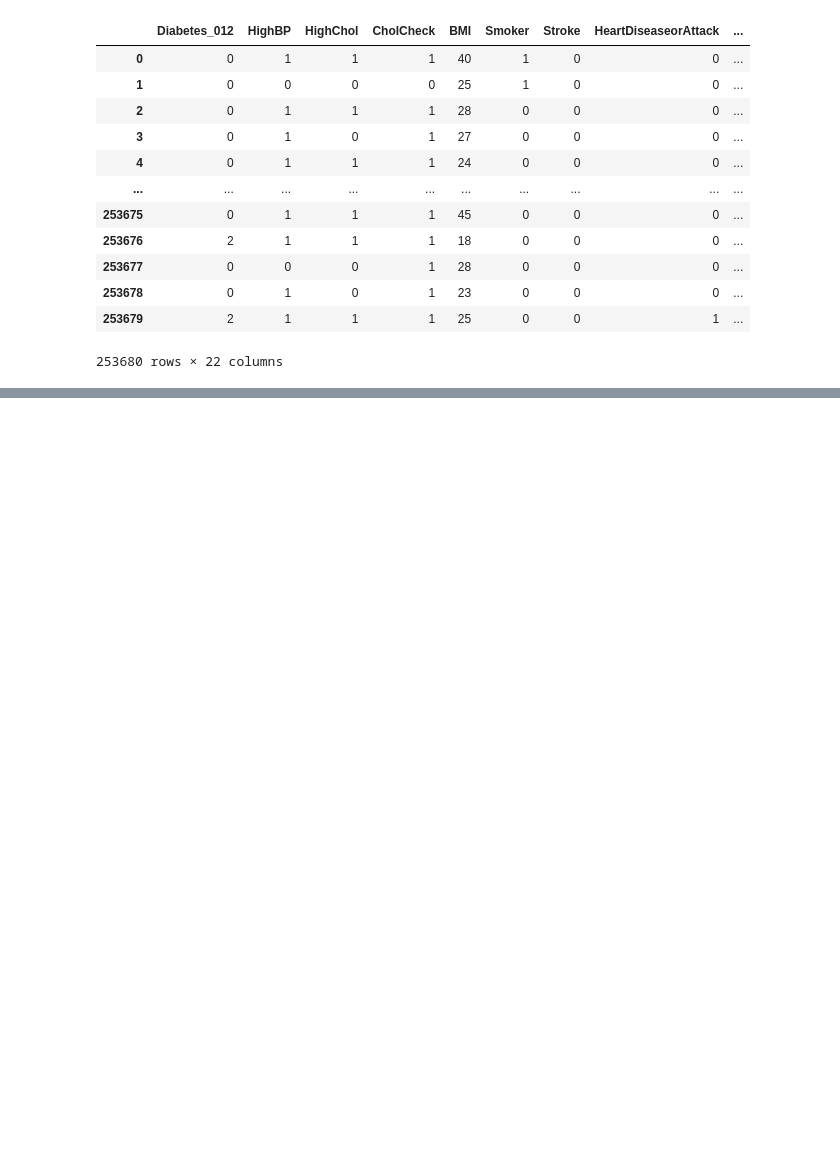
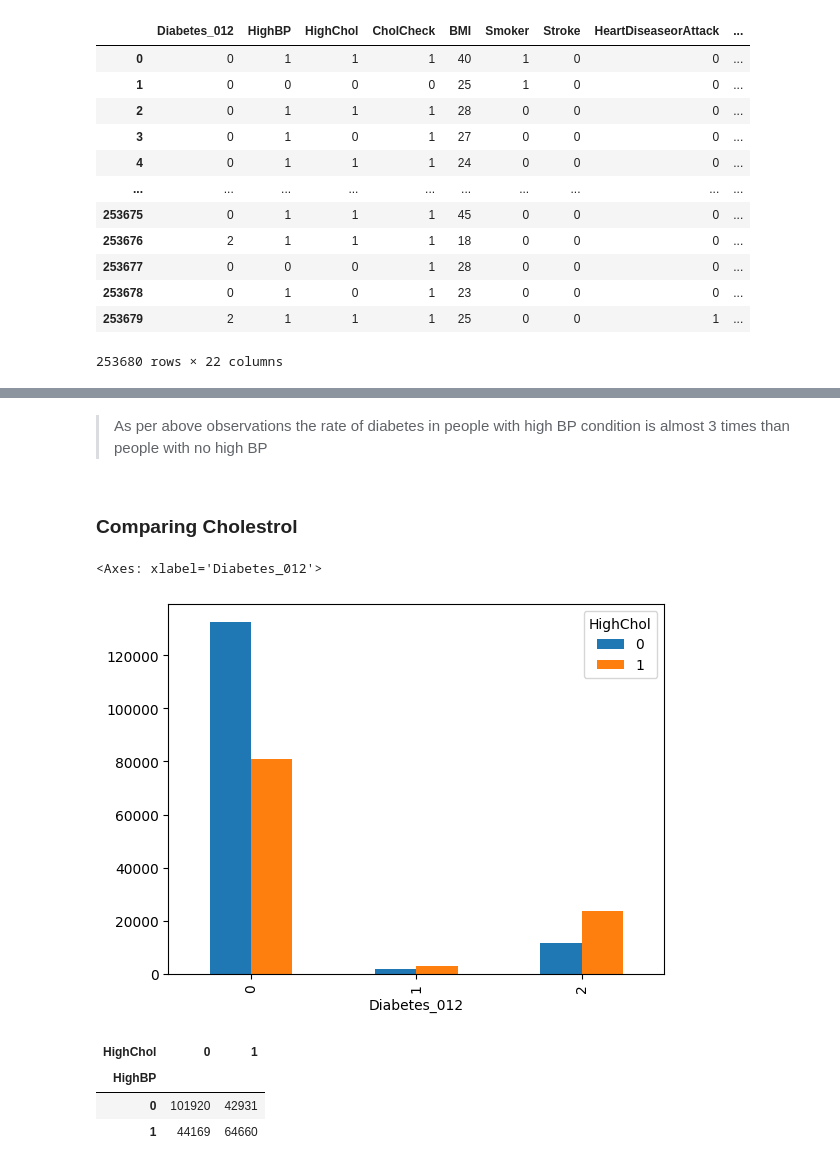
Before and after one commit to albertodavincishekhawat/BasicMachineLearning, a Jupyter notebook: ML.ipynb, the cells around one changed output, grey strips where cells are left out. Cells and saved outputs as stored; diff of their text form; code cells hidden in the pictures; blank space fills up the shorter version.

```diff
--- a/ML.ipynb
+++ b/ML.ipynb
@@ -189,0 +260,16 @@ Income scale (INCOME2 see codebook) scale 1-8 1 = less than $10,000 5 = less tha
+# %% [markdown]
+> As per above observations the rate of diabetes in people with high BP condition is almost 3 times than people with no high BP
+# %% [markdown]
+### Comparing Cholestrol
+# %%
+pd.crosstab(df['Diabetes_012'],df['HighChol']).plot.bar()
+# %% [output]
+<Axes: xlabel='Diabetes_012'>
+[figure, added]
+# %%
+pd.crosstab(df['HighBP'], df['HighChol'])
+# %% [output]
+| HighChol | 0 | 1 |
+| HighBP |  |  |
+| 0 | 101920 | 42931 |
+| 1 | 44169 | 64660 |
```
Also changed, not shown: parts of 10 cells of this notebook.
